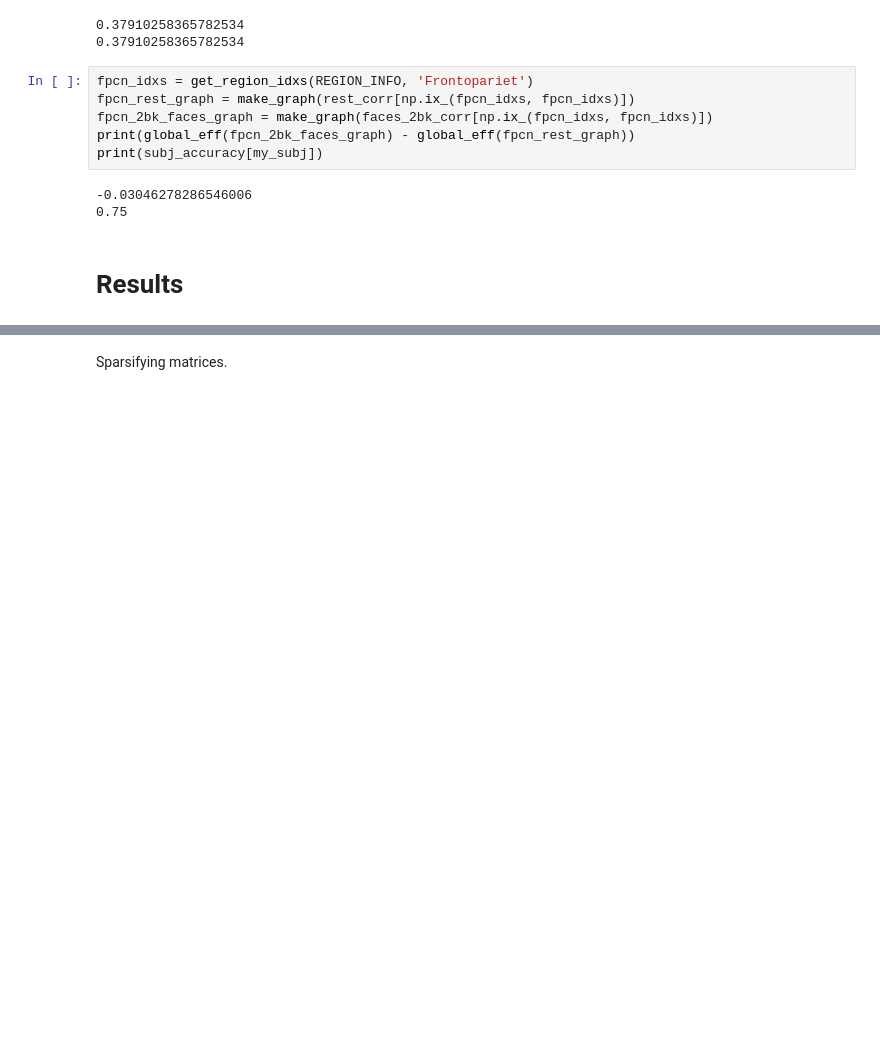
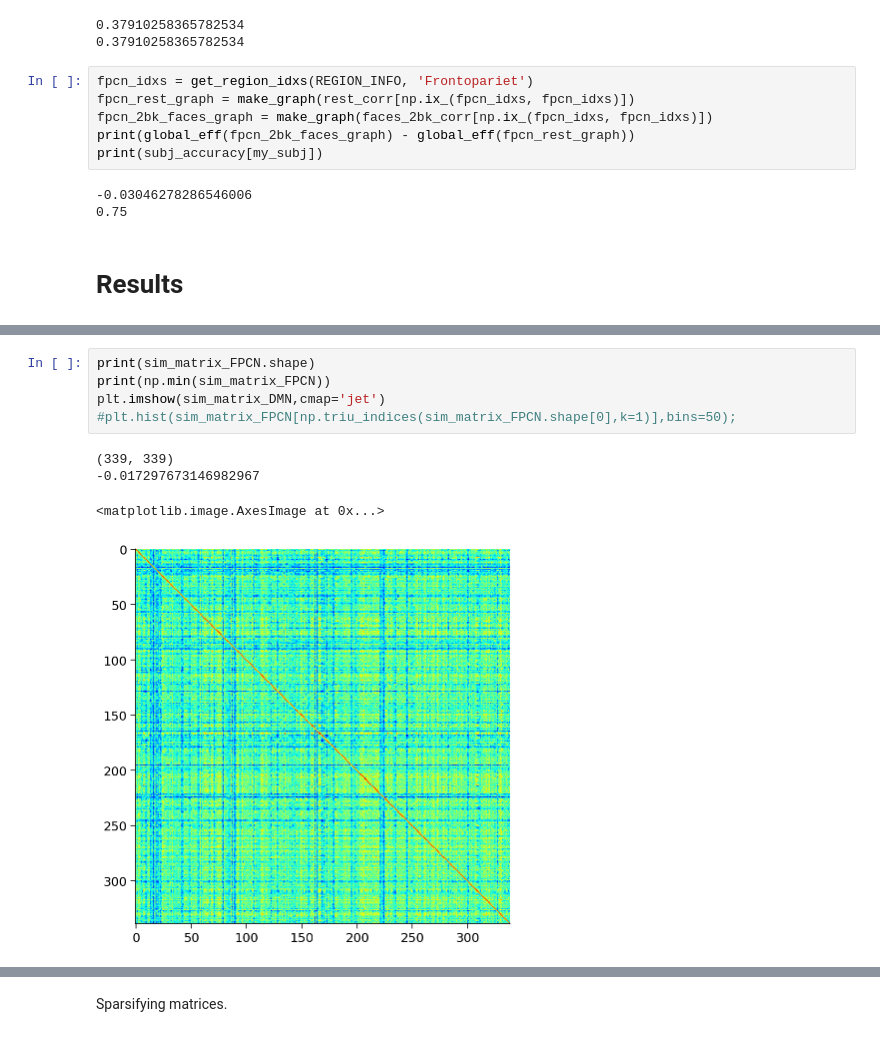
Before and after one commit to darsnack/nma-project, a Jupyter notebook: load_hcp_task.ipynb, the cells around one changed output, grey strips where cells are left out. Cells and saved outputs as stored; diff of their text form; blank space fills up the shorter version.

```diff
--- a/load_hcp_task.ipynb
+++ b/load_hcp_task.ipynb
@@ -504,0 +525,10 @@ global_eff_rest = {region: np.array([global_eff(g) for g in gs]) for region, gs
+# %%
+print(sim_matrix_FPCN.shape)
+print(np.min(sim_matrix_FPCN))
+plt.imshow(sim_matrix_DMN,cmap='jet')
+#plt.hist(sim_matrix_FPCN[np.triu_indices(sim_matrix_FPCN.shape[0],k=1)],bins=50);
+# %% [output]
+(339, 339)
+-0.017297673146982967
+<matplotlib.image.AxesImage at 0x...>
+[figure, added]
```
Also changed, not shown: parts of 22 cells of this notebook.
